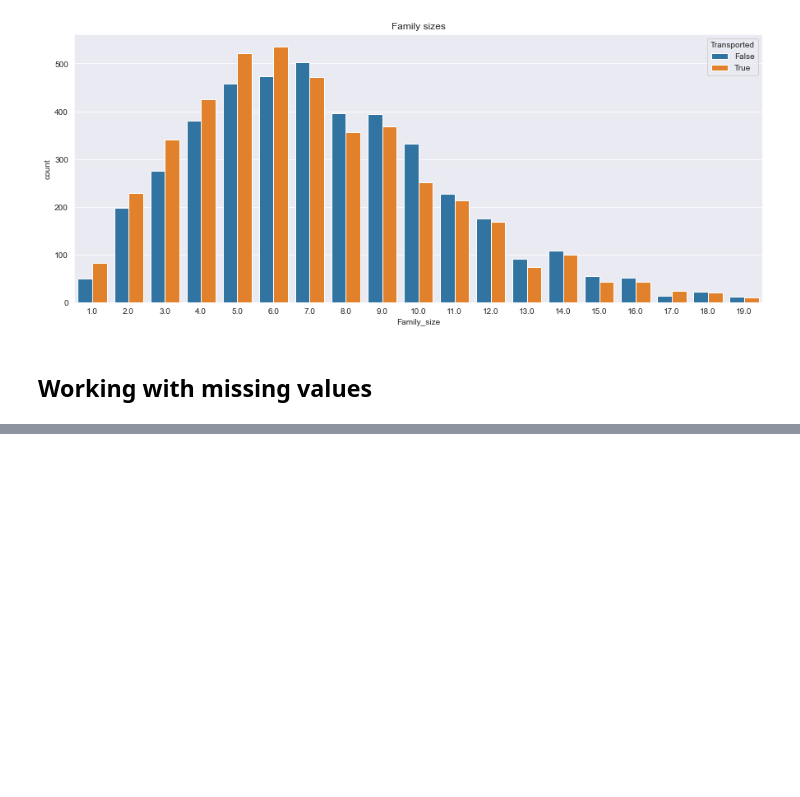
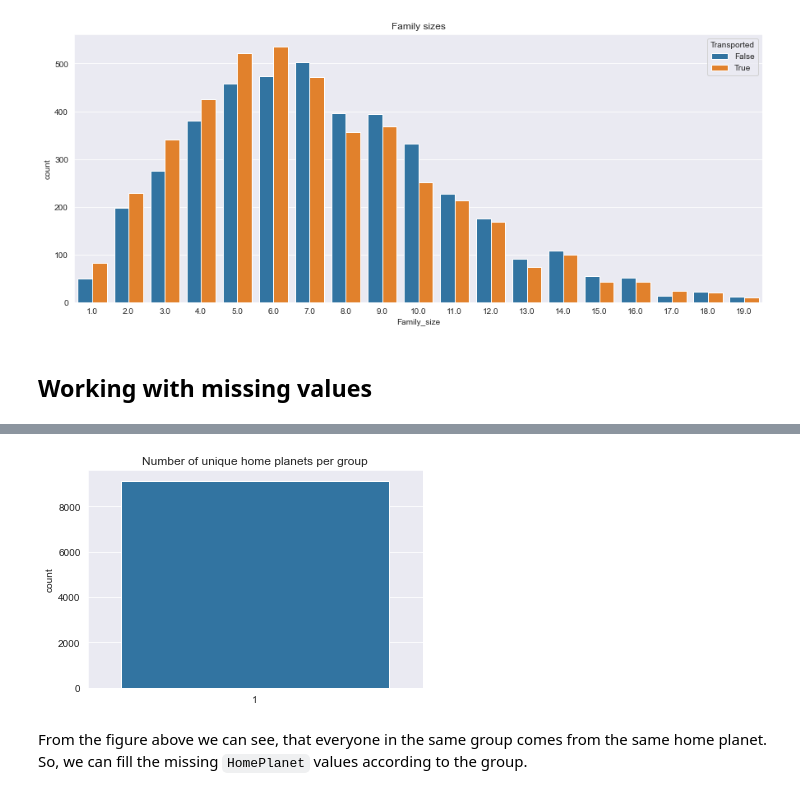
Before and after one commit to Ark3M/Kaggle-competitions, a Jupyter notebook: Spaceship Titanic/Spaceship_Titanic.ipynb, the cells around one changed output, grey strips where cells are left out. Drawn from its saved outputs; the diff is of its cells as text; code cells hidden in the pictures; blank space fills up the shorter version.

```diff
--- a/Spaceship Titanic/Spaceship_Titanic.ipynb
+++ b/Spaceship Titanic/Spaceship_Titanic.ipynb
@@ -425,0 +468,4 @@ plt.title("Family sizes");
+# %%
+# Joint distribution of HomePlanet and Group
+ghp = data.groupby(["Group", "HomePlanet"])["HomePlanet"].size().unstack().fillna(0)
+ghp.head(n=5)
@@ -425,0 +480,7 @@ plt.title("Family sizes");
+# %%
+sns.countplot(x=(ghp > 0).sum(axis=1))
+plt.title("Number of unique home planets per group");
+# %% [output]
+[figure, added]
+# %% [markdown]
+From the figure above we can see, that everyone in the same group comes from the same home planet. So, we can fill the missing `HomePlanet` values according to the group.
```
Also changed, not shown: parts of 7 cells of this notebook.
